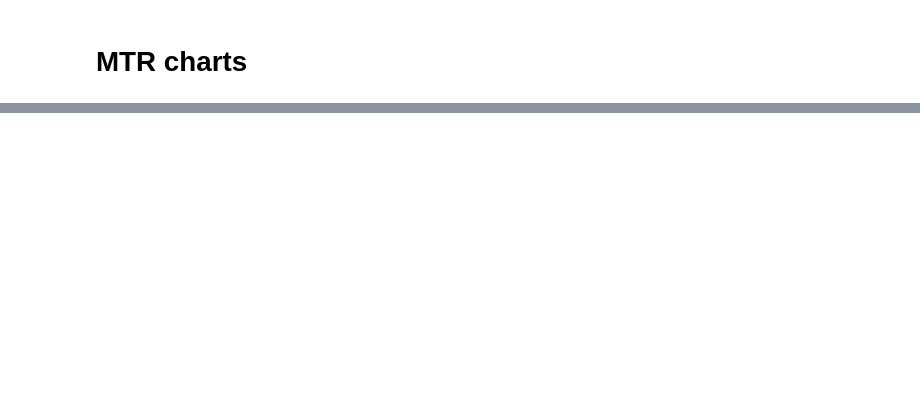
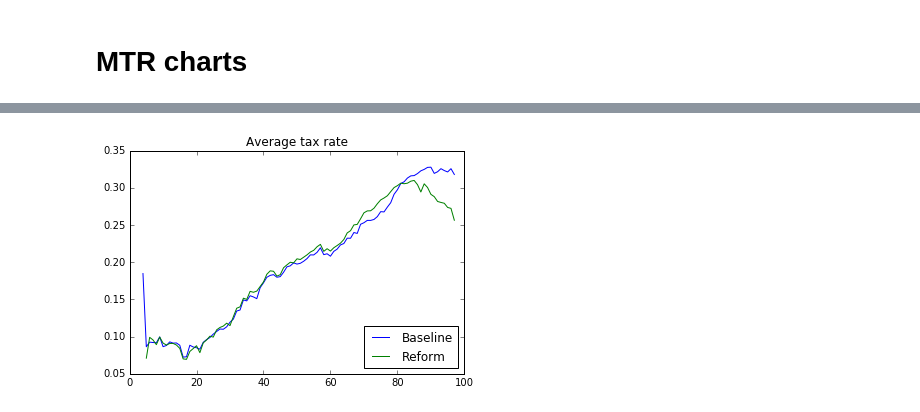
Before and after one commit to PSLmodels/Tax-Calculator, a Jupyter notebook: docs/notebooks/BetterWayReform.ipynb, the cells around one changed output, grey strips where cells are left out. Cells and saved outputs as stored; diff of their text form; code cells hidden in the pictures; blank space fills up the shorter version.

```diff
--- a/docs/notebooks/BetterWayReform.ipynb
+++ b/docs/notebooks/BetterWayReform.ipynb
@@ -629,0 +754,4 @@ create_mtr_graph(calc_xx, calc_y1_std, MARS=2,  weights = weighted, tab = 'c0010
+# %%
+plot_evenly(calc_xx, calc_y1_beh, 'avgrate')
+# %% [output]
+[figure, added]
```
Also changed, not shown: parts of 39 cells of this notebook.
